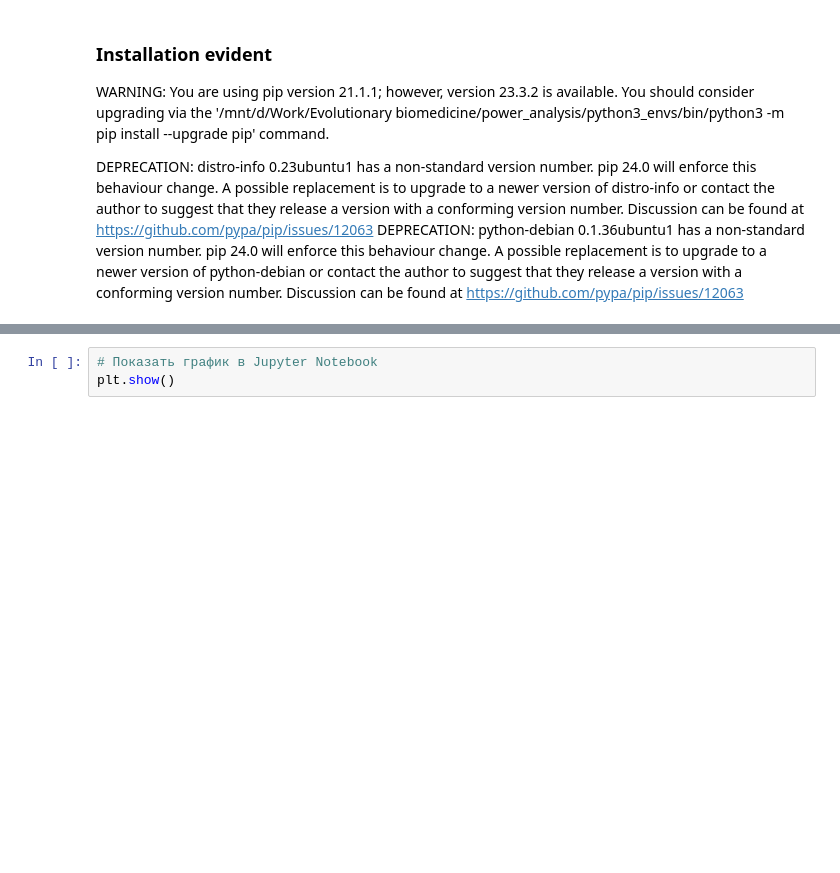
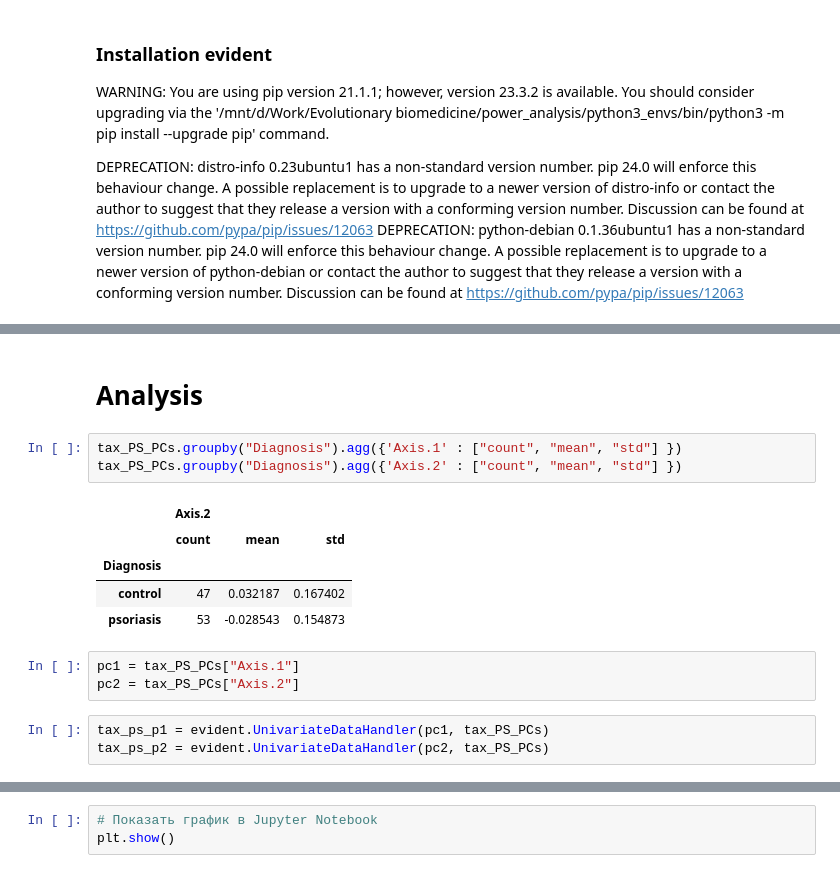
Before and after one commit to yunusbb/Gut-microbiota-in-Psoriasis, a Jupyter notebook: power_analysis/power_analysis_bray_pc_status.ipynb, the cells around one changed output, grey strips where cells are left out. Drawn from its saved outputs; the diff is of its cells as text; blank space fills up the shorter version.

```diff
--- a/power_analysis/power_analysis_bray_pc_status.ipynb
+++ b/power_analysis/power_analysis_bray_pc_status.ipynb
@@ -47,2 +59,19 @@ tax_ps_p2 = evident.UnivariateDataHandler(pc2, tax_PS_PCs)
+# %% [markdown]
+# Analysis
+# %%
+tax_PS_PCs.groupby("Diagnosis").agg({'Axis.1' : ["count", "mean", "std"] })
+tax_PS_PCs.groupby("Diagnosis").agg({'Axis.2' : ["count", "mean", "std"] })
+# %% [output]
+|  | Axis.2 |  |  |
+|  | count | mean | std |
+| Diagnosis |  |  |  |
+| control | 47 | 0.032187 | 0.167402 |
+| psoriasis | 53 | -0.028543 | 0.154873 |
+# %%
+pc1 = tax_PS_PCs["Axis.1"]
+pc2 = tax_PS_PCs["Axis.2"]
+# %%
+tax_ps_p1 = evident.UnivariateDataHandler(pc1, tax_PS_PCs)
+tax_ps_p2 = evident.UnivariateDataHandler(pc2, tax_PS_PCs)
 # %%
 # Now calculate the effect size of this difference
```
Also changed, not shown: parts of 12 cells of this notebook.
